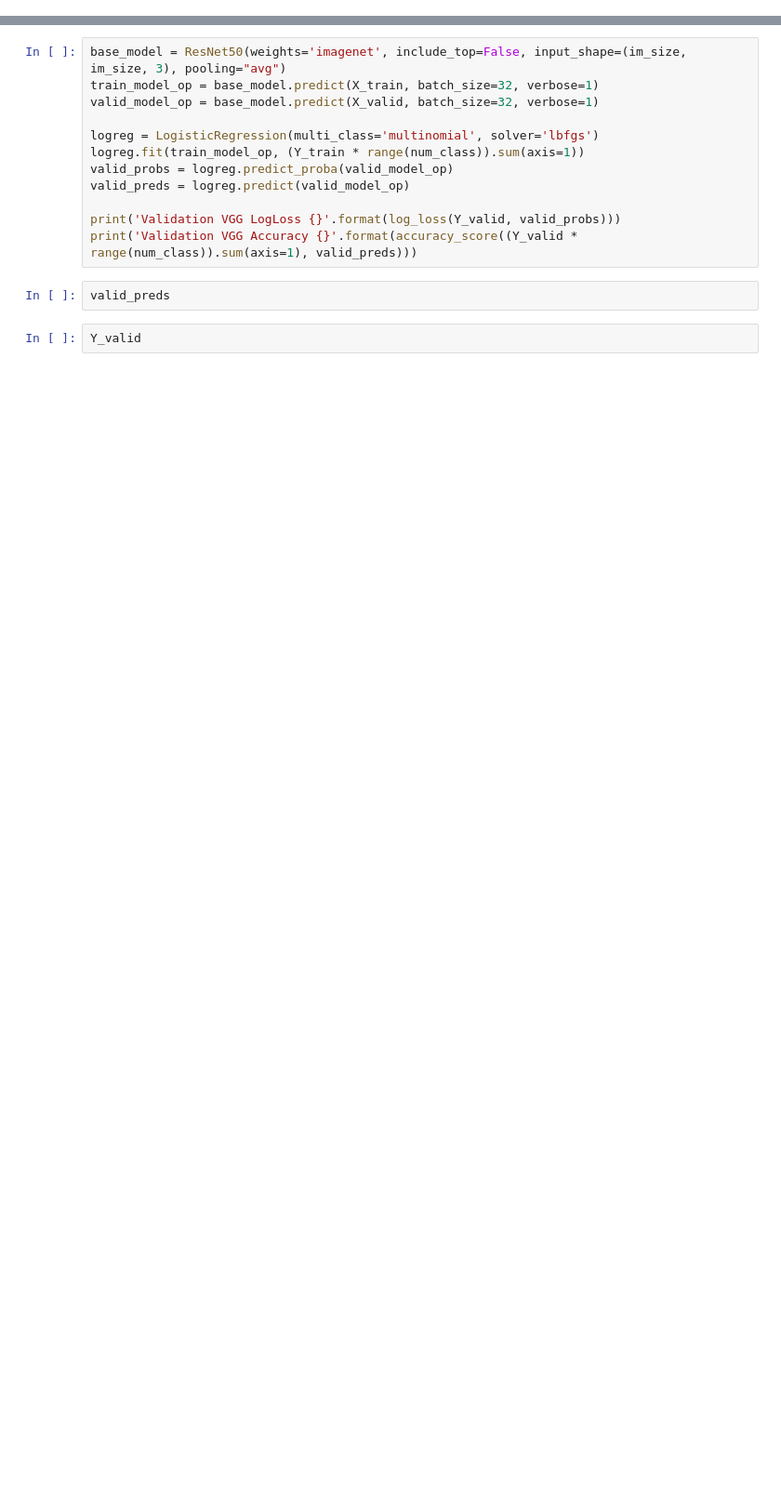
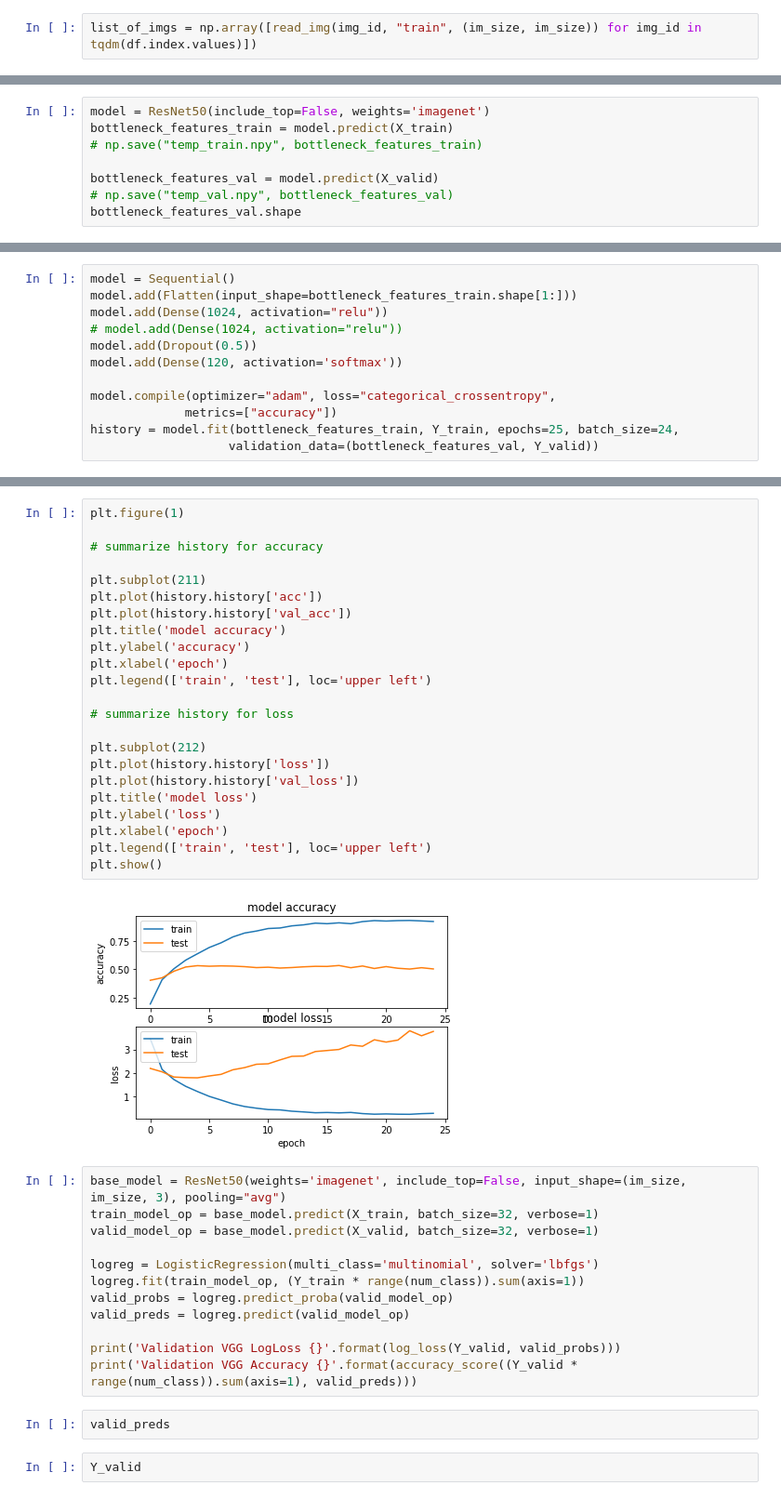
Before and after one commit to varsim91/Titanic_ML, a Jupyter notebook: project/firstOne.ipynb, the cells around one changed output, grey strips where cells are left out. Shown: that part at 93% size. Cells and saved outputs as stored; diff of their text form; blank space fills up the shorter version.

```diff
--- a/project/firstOne.ipynb
+++ b/project/firstOne.ipynb
@@ -88,0 +66,2 @@ y_train_raw = None
+# %%
+list_of_imgs = np.array([read_img(img_id, "train", (im_size, im_size)) for img_id in tqdm(df.index.values)])
@@ -88,0 +119,8 @@ y_train_raw = None
+# %%
+model = ResNet50(include_top=False, weights='imagenet')
+bottleneck_features_train = model.predict(X_train)
+# np.save("temp_train.npy", bottleneck_features_train)
+
+bottleneck_features_val = model.predict(X_valid)
+# np.save("temp_val.npy", bottleneck_features_val)
+bottleneck_features_val.shape
@@ -88,0 +137,12 @@ y_train_raw = None
+# %%
+model = Sequential()
+model.add(Flatten(input_shape=bottleneck_features_train.shape[1:]))
+model.add(Dense(1024, activation="relu"))
+# model.add(Dense(1024, activation="relu"))
+model.add(Dropout(0.5))
+model.add(Dense(120, activation='softmax'))
+
+model.compile(optimizer="adam", loss="categorical_crossentropy",
+             metrics=["accuracy"])
+history = model.fit(bottleneck_features_train, Y_train, epochs=25, batch_size=24,
+                   validation_data=(bottleneck_features_val, Y_valid))
@@ -89,3 +167,28 @@ y_train_raw = None
+# %%
+plt.figure(1)
+
+# summarize history for accuracy
+
+plt.subplot(211)
+plt.plot(history.history['acc'])
+plt.plot(history.history['val_acc'])
+plt.title('model accuracy')
+plt.ylabel('accuracy')
+plt.xlabel('epoch')
+plt.legend(['train', 'test'], loc='upper left')
+
+# summarize history for loss
+
+plt.subplot(212)
+plt.plot(history.history['loss'])
+plt.plot(history.history['val_loss'])
+plt.title('model loss')
+plt.ylabel('loss')
+plt.xlabel('epoch')
+plt.legend(['train', 'test'], loc='upper left')
+plt.show()
+# %% [output]
+[figure, added]
 # %%
 base_model = ResNet50(weights='imagenet', include_top=False, input_shape=(im_size, im_size, 3), pooling="avg")
 train_model_op = base_model.predict(X_train, batch_size=32, verbose=1)
```
Also changed, not shown: parts of 39 cells of this notebook, 1 other file.
